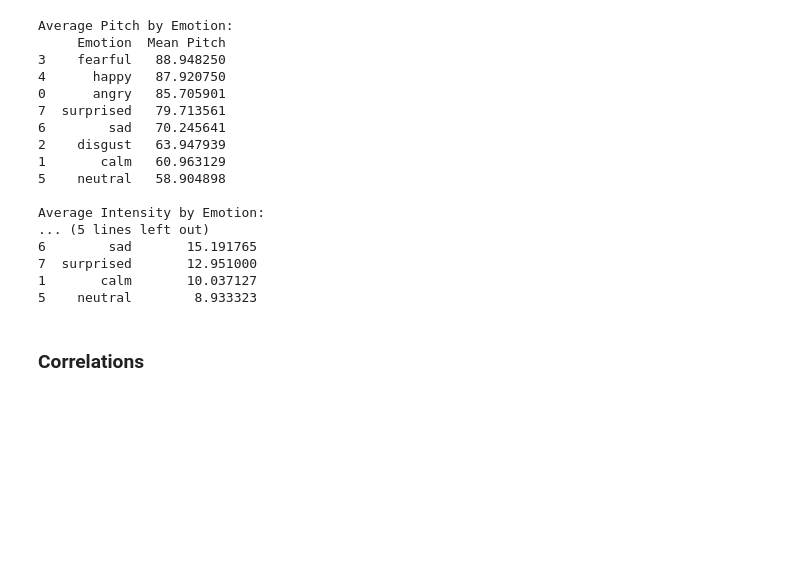
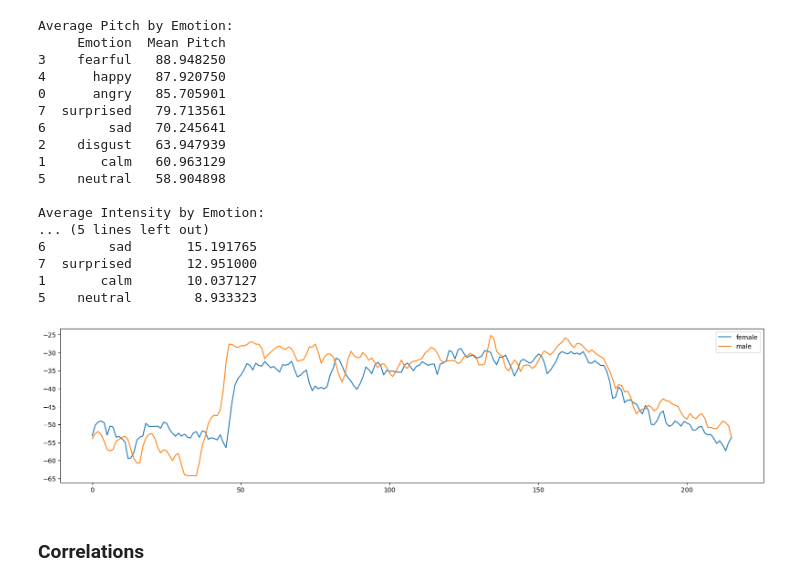
Before and after one commit to MoominHana/speech-emotion-recognition, a Jupyter notebook: project/emotion_recognition.ipynb, the cells around one changed output. Saved outputs shown, nothing was run; the diff lists cells and outputs as text; code cells hidden in the pictures; blank space fills up the shorter version.

```diff
--- a/project/emotion_recognition.ipynb
+++ b/project/emotion_recognition.ipynb
@@ -240,6 +335,23 @@ Average Intensity by Emotion:
 7  surprised       12.951000
 1       calm       10.037127
 5    neutral        8.933323
+# %%
+# MFCCs average among different emotion and gender
+female_happy_mfcc_mean = np.mean(female_happy_mfcc, axis=0)
+male_happy_mfcc_mean = np.mean(male_happy_mfcc, axis=0)
+
+# print(len(female_happy_mfcc_mean))
+# print(len(male_happy_mfcc_mean))
+
+# audio wave
+plt.figure(figsize=(20, 15))
+plt.subplot(3,1,1)
+plt.plot(female_happy_mfcc_mean, label='female')
+plt.plot(male_happy_mfcc_mean, label='male')
+plt.legend()
+plt.show()
+# %% [output]
+[figure, added]
 # %% [markdown]
 ### Correlations
 # %%
```
Also changed, not shown: parts of 13 cells of this notebook.
